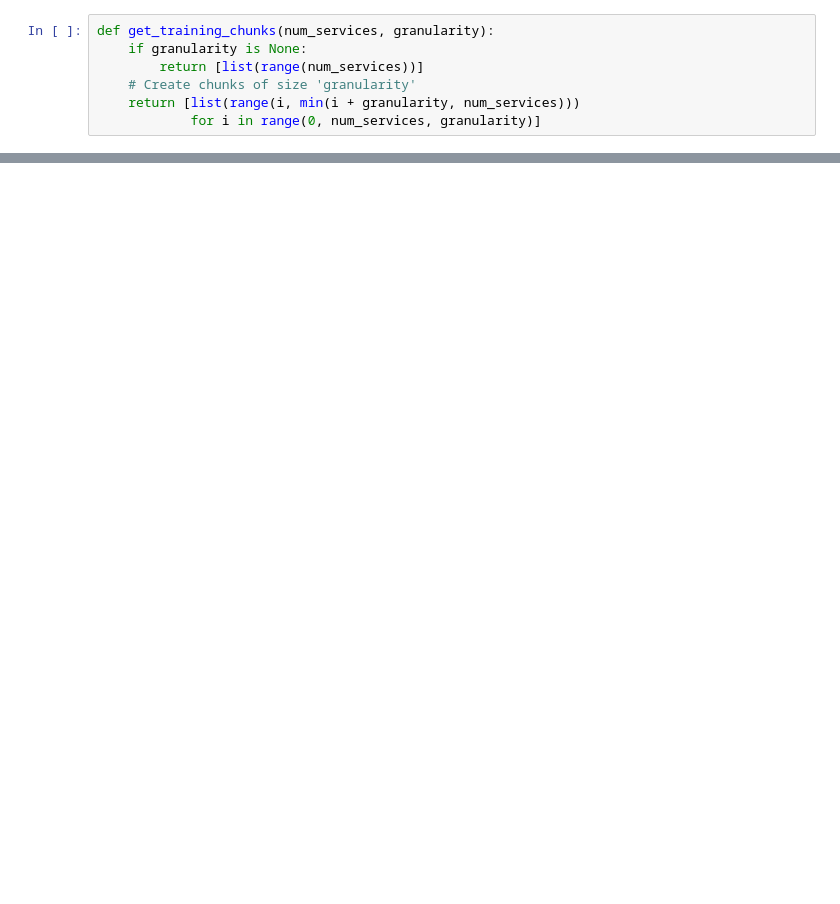
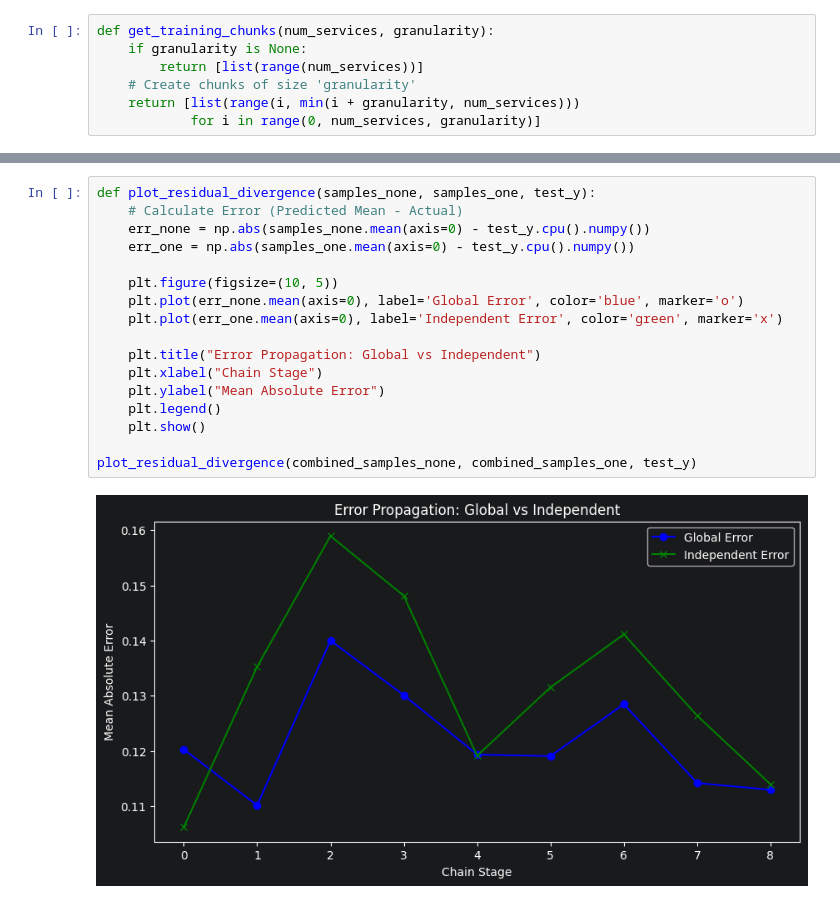
Before and after one commit to borissedlak/composable-autonomous-offerings, a Jupyter notebook: notebooks/create_deepGP_chunk_training.ipynb, the cells around one changed output, grey strips where cells are left out. Cells and saved outputs as stored; diff of their text form; blank space fills up the shorter version.

```diff
--- a/notebooks/create_deepGP_chunk_training.ipynb
+++ b/notebooks/create_deepGP_chunk_training.ipynb
@@ -145,0 +293,19 @@ Final loss: 1.2676
+# %%
+def plot_residual_divergence(samples_none, samples_one, test_y):
+    # Calculate Error (Predicted Mean - Actual)
+    err_none = np.abs(samples_none.mean(axis=0) - test_y.cpu().numpy())
+    err_one = np.abs(samples_one.mean(axis=0) - test_y.cpu().numpy())
+
+    plt.figure(figsize=(10, 5))
+    plt.plot(err_none.mean(axis=0), label='Global Error', color='blue', marker='o')
+    plt.plot(err_one.mean(axis=0), label='Independent Error', color='green', marker='x')
+
+    plt.title("Error Propagation: Global vs Independent")
+    plt.xlabel("Chain Stage")
+    plt.ylabel("Mean Absolute Error")
+    plt.legend()
+    plt.show()
+
+plot_residual_divergence(combined_samples_none, combined_samples_one, test_y)
+# %% [output]
+[figure, added]
```
Also changed, not shown: parts of 9 cells of this notebook, 4 other files.
